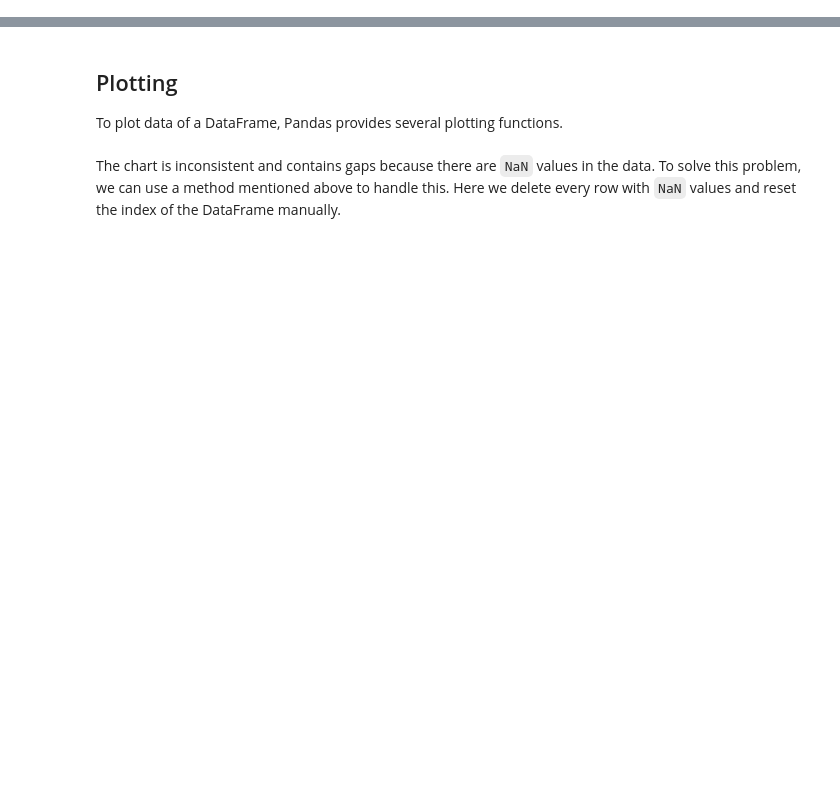
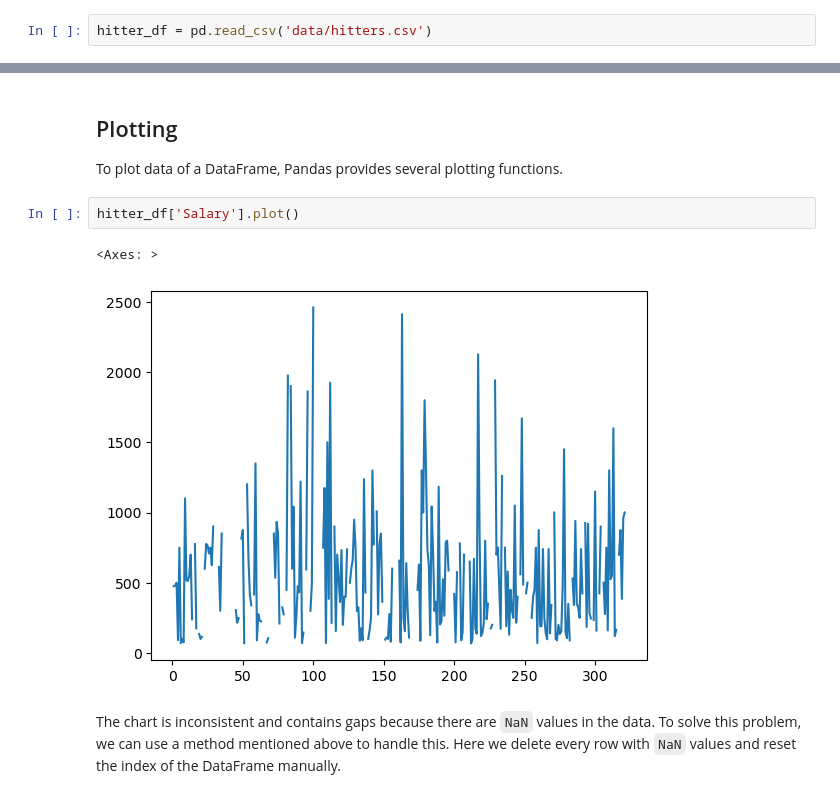
Before and after one commit to pabair/ml-kurs-ws24, a Jupyter notebook: 0_Pandas_Intro.ipynb, the cells around one changed output, grey strips where cells are left out. Cells and saved outputs as stored; diff of their text form; blank space fills up the shorter version.

```diff
--- a/0_Pandas_Intro.ipynb
+++ b/0_Pandas_Intro.ipynb
@@ -18,5 +20,7 @@ Before we can use the package, we need to import it. Here we abbreviate the pack
 # %% [markdown]
 ## Load the data
 Pandas has several functions for loading or reading data. The data will be stored in a *DataFrame*, the main data structure of pandas. In this case we want to load a *.csv* file and therefore use the function  `read_csv()`.
+# %%
+hitter_df = pd.read_csv('data/hitters.csv')
 # %% [markdown]
 It's also possible to save the *DataFrame* again as csv with the function `to_csv()`. By default, a new index column is created when a DataFrame is saved, the `index=False` option prevents this.
@@ -58,5 +286,10 @@ We can also specify multiple indices. For this, double square brackets must be s
 # %% [markdown]
 ## Plotting
 To plot data of a DataFrame, Pandas provides several plotting functions.
+# %%
+hitter_df['Salary'].plot()
+# %% [output]
+<Axes: >
+[figure, added]
 # %% [markdown]
 The chart is inconsistent and contains gaps because there are `NaN` values in the data. To solve this problem, we can use a method mentioned above to handle this. Here we delete every row with `NaN` values and reset the index of the DataFrame manually.
```
Also changed, not shown: parts of 33 cells of this notebook.
